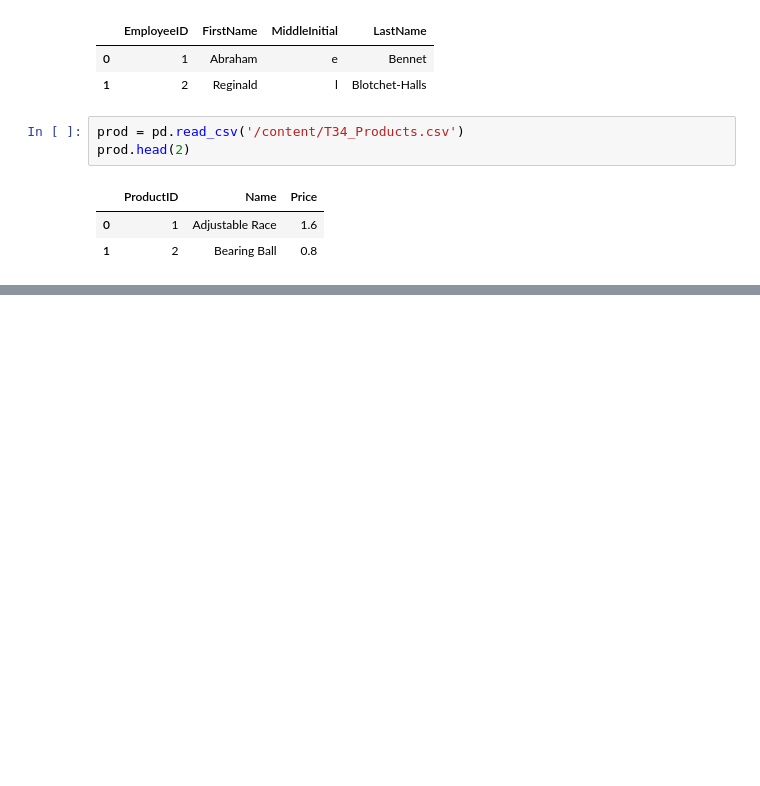
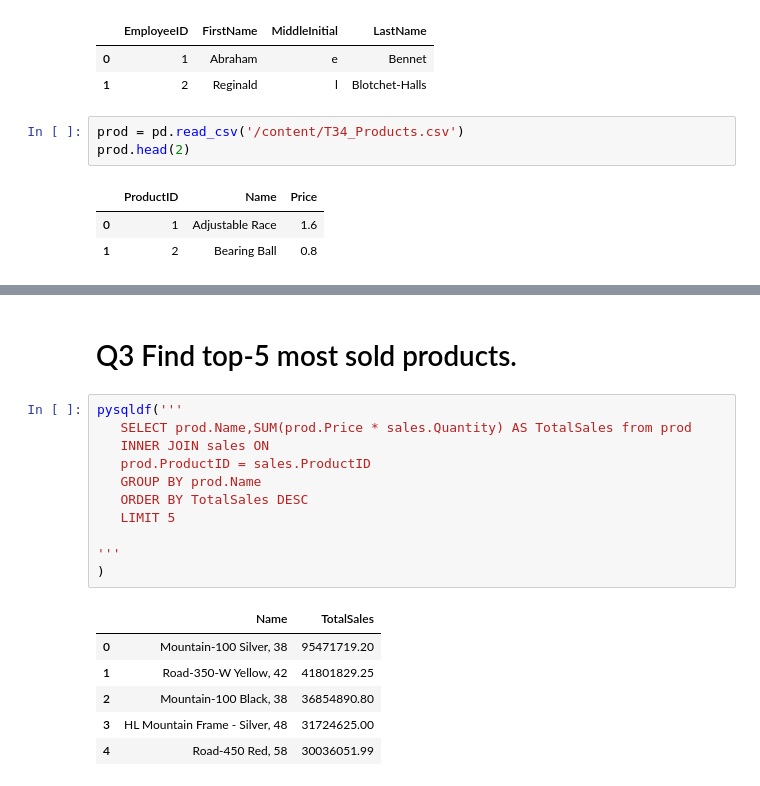
Before and after one commit to mmilannaik/bostonhousepricing, a Jupyter notebook: W15S1_SQL_Join_task.ipynb, the cells around one changed output, grey strips where cells are left out. Saved outputs shown, nothing was run; the diff lists cells and outputs as text; blank space fills up the shorter version.

```diff
--- a/W15S1_SQL_Join_task.ipynb
+++ b/W15S1_SQL_Join_task.ipynb
@@ -169,0 +178,20 @@ prod.head(2)
+# %% [markdown]
+# Q3  Find top-5 most sold products.
+# %%
+pysqldf('''
+   SELECT prod.Name,SUM(prod.Price * sales.Quantity) AS TotalSales from prod
+   INNER JOIN sales ON
+   prod.ProductID = sales.ProductID
+   GROUP BY prod.Name
+   ORDER BY TotalSales DESC
+   LIMIT 5
+
+'''
+)
+# %% [output]
+|  | Name | TotalSales |
+| 0 | Mountain-100 Silver, 38 | 95471719.20 |
+| 1 | Road-350-W Yellow, 42 | 41801829.25 |
+| 2 | Mountain-100 Black, 38 | 36854890.80 |
+| 3 | HL Mountain Frame - Silver, 48 | 31724625.00 |
+| 4 | Road-450 Red, 58 | 30036051.99 |
```
Also changed, not shown: parts of 15 cells of this notebook.
